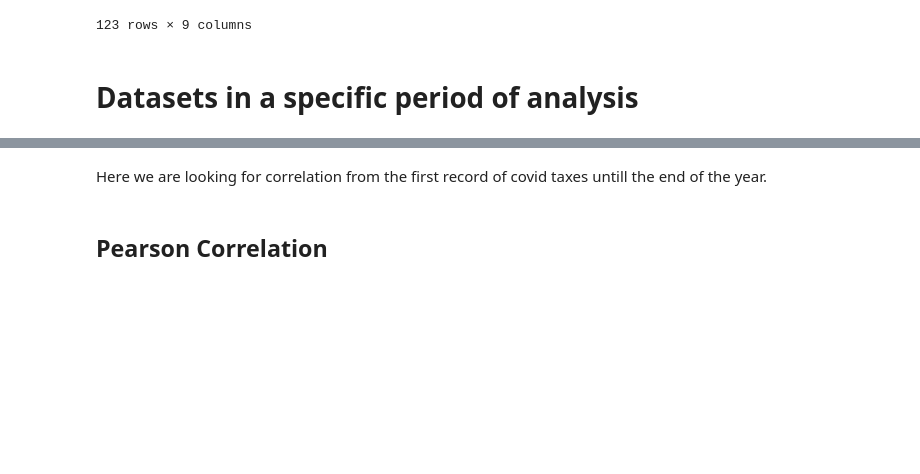
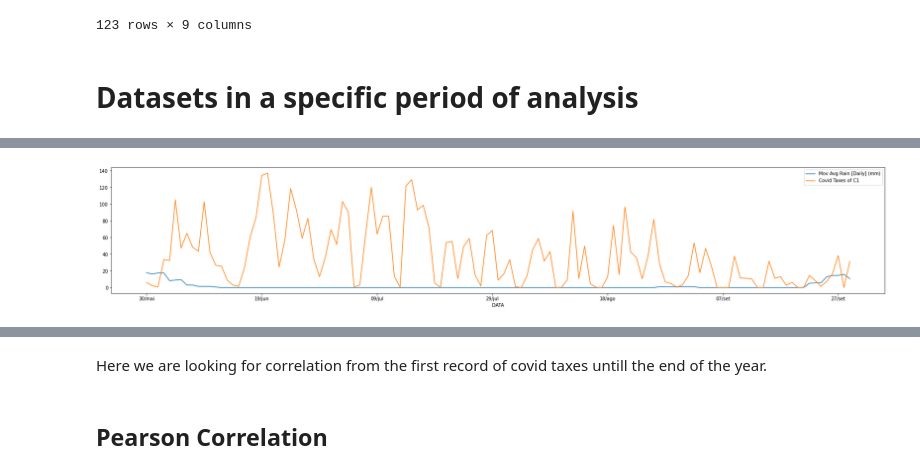
Before and after one commit to arturossouza/UNISINOS-Colabs, a Jupyter notebook: Métodos_Matemáticos_Trabalho_Final.ipynb, the cells around one changed output, grey strips where cells are left out. Cells and saved outputs as stored; diff of their text form; code cells hidden in the pictures; blank space fills up the shorter version.

```diff
--- a/Métodos_Matemáticos_Trabalho_Final.ipynb
+++ b/Métodos_Matemáticos_Trabalho_Final.ipynb
@@ -173,6 +243,18 @@ def slice_period (df, begin, end):
     sliced_df.plot(kind="line", figsize=(30, 5), x="DATA", y=["Avg Rain [Daily] (mm)","Covid Taxes of C4"])
   finally:
     return sliced_df
+# %%
+def slice_period_mov (df, begin, end):
+  first_day_index = df[df["DATA"] == begin].index
+  last_day_index = df[df["DATA"] == end].index
+  sliced_df = df.iloc[first_day_index[0] : last_day_index[0], :]
+
+  try:
+    sliced_df.plot(kind="line", figsize=(30, 5), x="DATA", y=["Mov Avg Rain [Daily] (mm)","Covid Taxes of C1"])
+  except:
+    sliced_df.plot(kind="line", figsize=(30, 5), x="DATA", y=["Mov Avg Rain [Daily] (mm)","Covid Taxes of C4"])
+  finally:
+    return sliced_df
 # %% [markdown]
 # Tool to search relation between Média de Chuva x Taxa de Casos de Covida in some date
 # %%
@@ -206,3 +288,7 @@ c1_sliced_df = slice_period(c1_clean_df, "30/mai", "30/set")
+# %%
+c1_mov_sliced = slice_period_mov(c1_mov_avg_df, "30/mai", "30/set")
+# %% [output]
+[figure, added]
 # %%
 c4_sliced_df = slice_period(c4_clean_df, "30/mai", "30/set")
 # %% [output]
```
Also changed, not shown: parts of 25 cells of this notebook.
